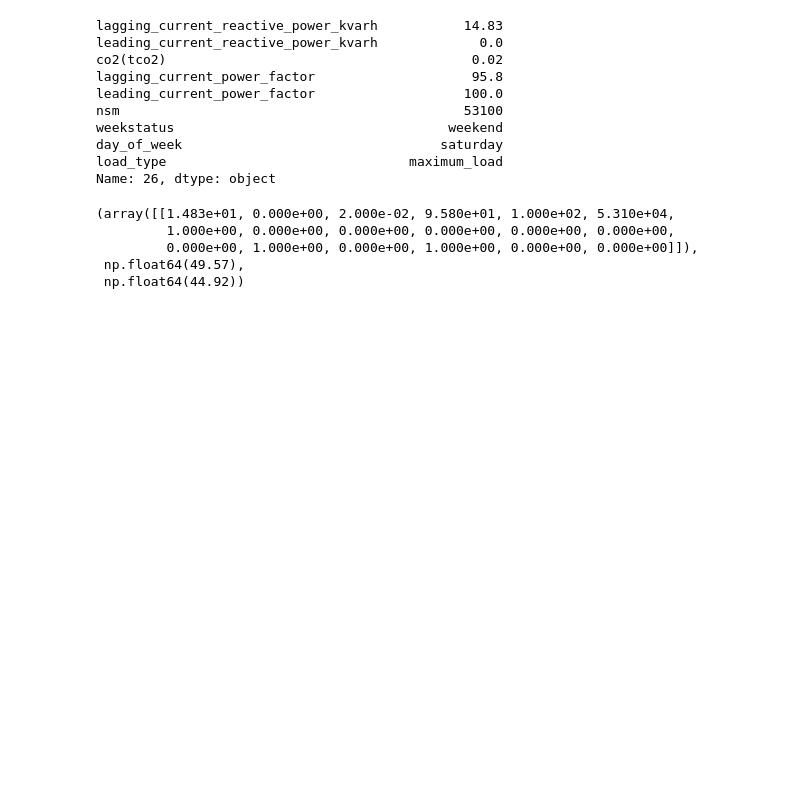
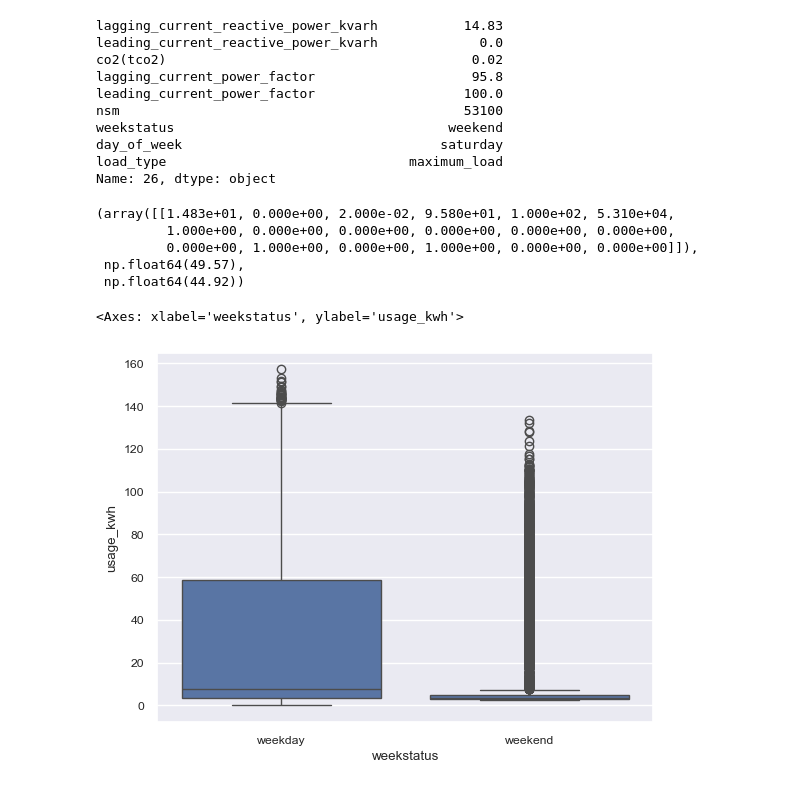
Before and after one commit to mohammad-agus/electricity-usage-prediction-web-app, a Jupyter notebook: steel_industry_energy_consumption.ipynb, the cells around one changed output. Cells and saved outputs as stored; diff of their text form; code cells hidden in the pictures; blank space fills up the shorter version.

```diff
--- a/steel_industry_energy_consumption.ipynb
+++ b/steel_industry_energy_consumption.ipynb
@@ -451,3 +451,8 @@ X_small, y_small, y_small_test
          0.000e+00, 1.000e+00, 0.000e+00, 1.000e+00, 0.000e+00, 0.000e+00]]),
  np.float64(49.57),
  np.float64(44.92))
+# %%
+sns.boxplot(x=df['weekstatus'], y=df['usage_kwh'])
+# %% [output]
+<Axes: xlabel='weekstatus', ylabel='usage_kwh'>
+[figure, added]
```
Also changed, not shown: parts of 8 cells of this notebook, 1 other file.
